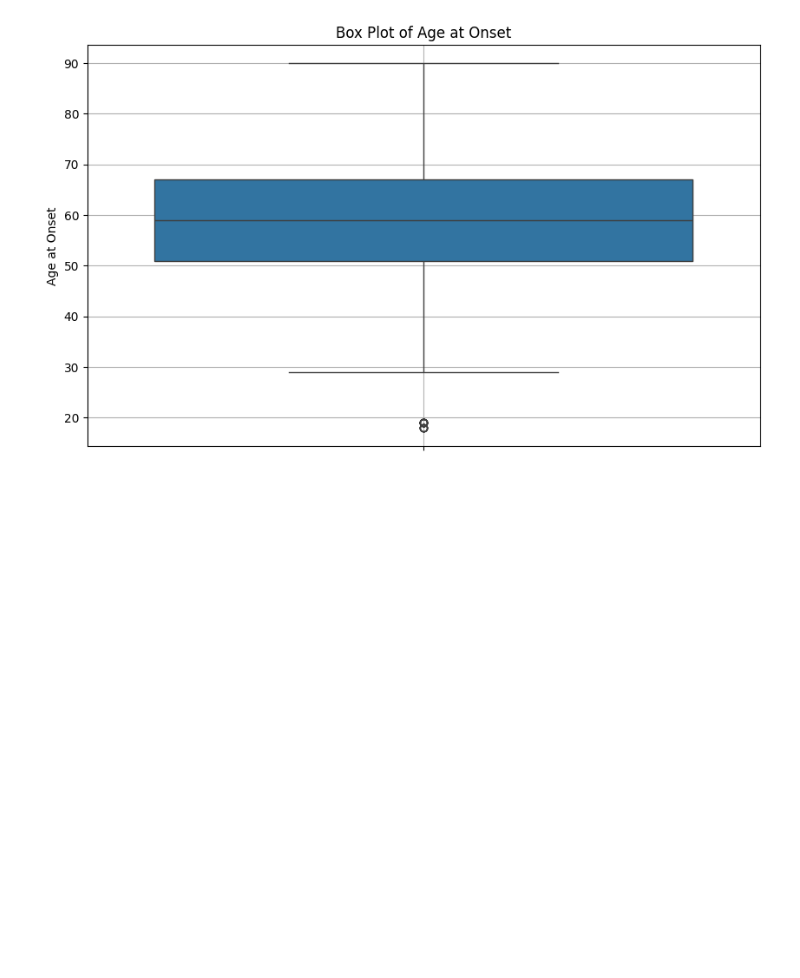
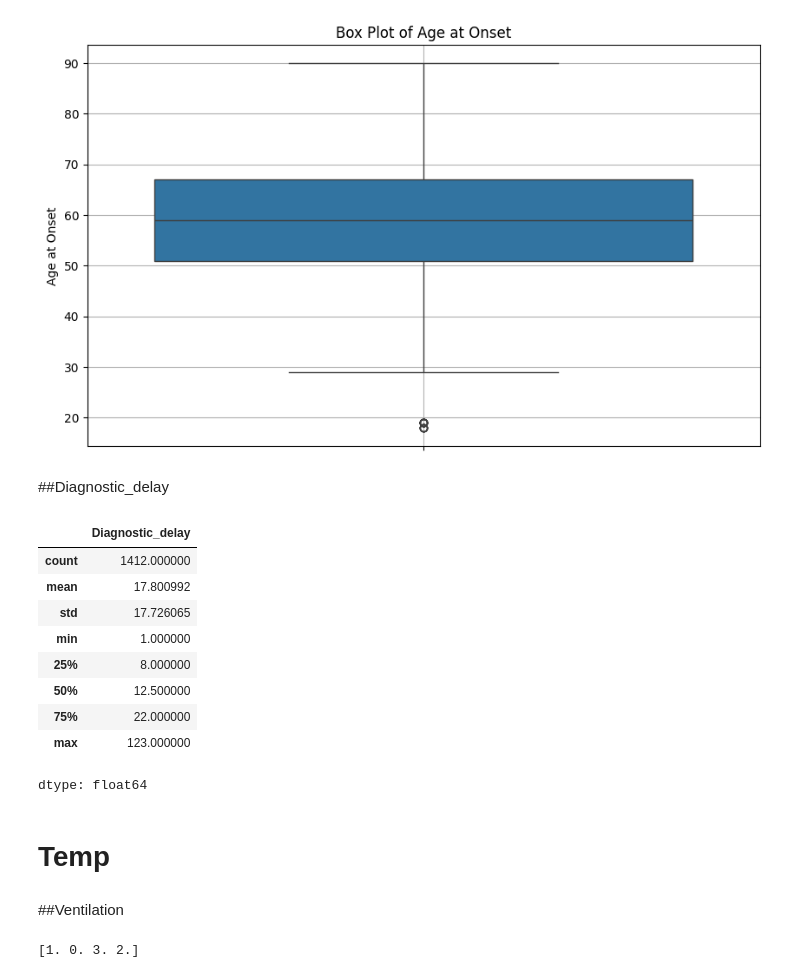
Before and after one commit to FaridRash/Advance-Statistical-Learnin--Semester-3, a Jupyter notebook: MH/Mh_AD.ipynb, the cells around one changed output. Drawn from its saved outputs; the diff is of its cells as text; code cells hidden in the pictures; blank space fills up the shorter version.

Commit message:
Diagnostic_delay

```diff
--- a/MH/Mh_AD.ipynb
+++ b/MH/Mh_AD.ipynb
@@ -407,3 +396,26 @@ plt.show()
 # %% [output]
 [figure]
 [figure]
+# %% [markdown]
+##Diagnostic_delay
+# %%
+df['Diagnostic_delay'].describe()
+# %% [output]
+|  | Diagnostic_delay |
+| count | 1412.000000 |
+| mean | 17.800992 |
+| std | 17.726065 |
+| min | 1.000000 |
+| 25% | 8.000000 |
+| 50% | 12.500000 |
+| 75% | 22.000000 |
+| max | 123.000000 |
+dtype: float64
+# %% [markdown]
+# Temp
+# %% [markdown]
+##Ventilation
+# %%
+print(df['Ventilation'].unique())
+# %% [output]
+[1. 0. 3. 2.]
```
Also changed, not shown: parts of 18 cells of this notebook.
